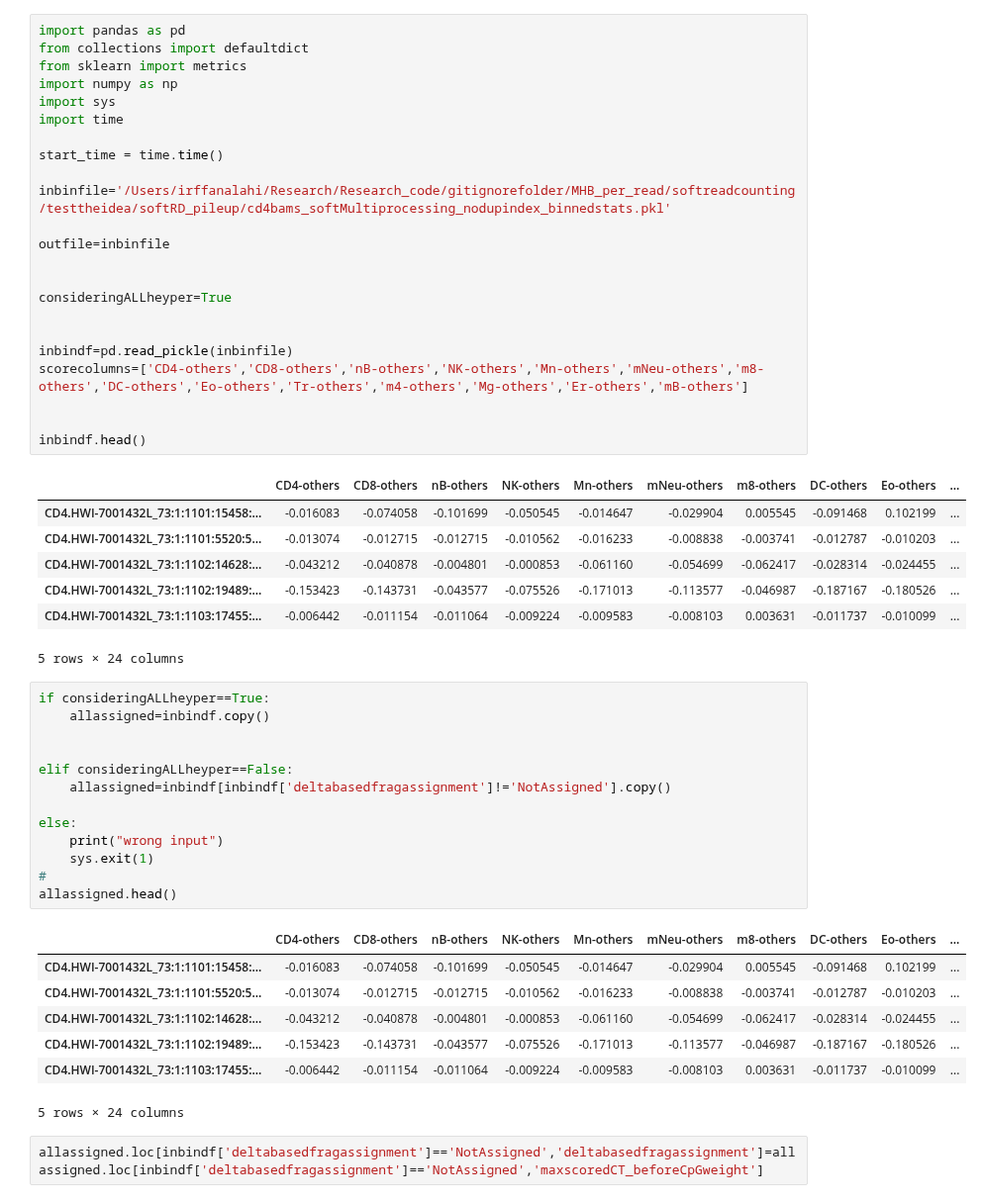
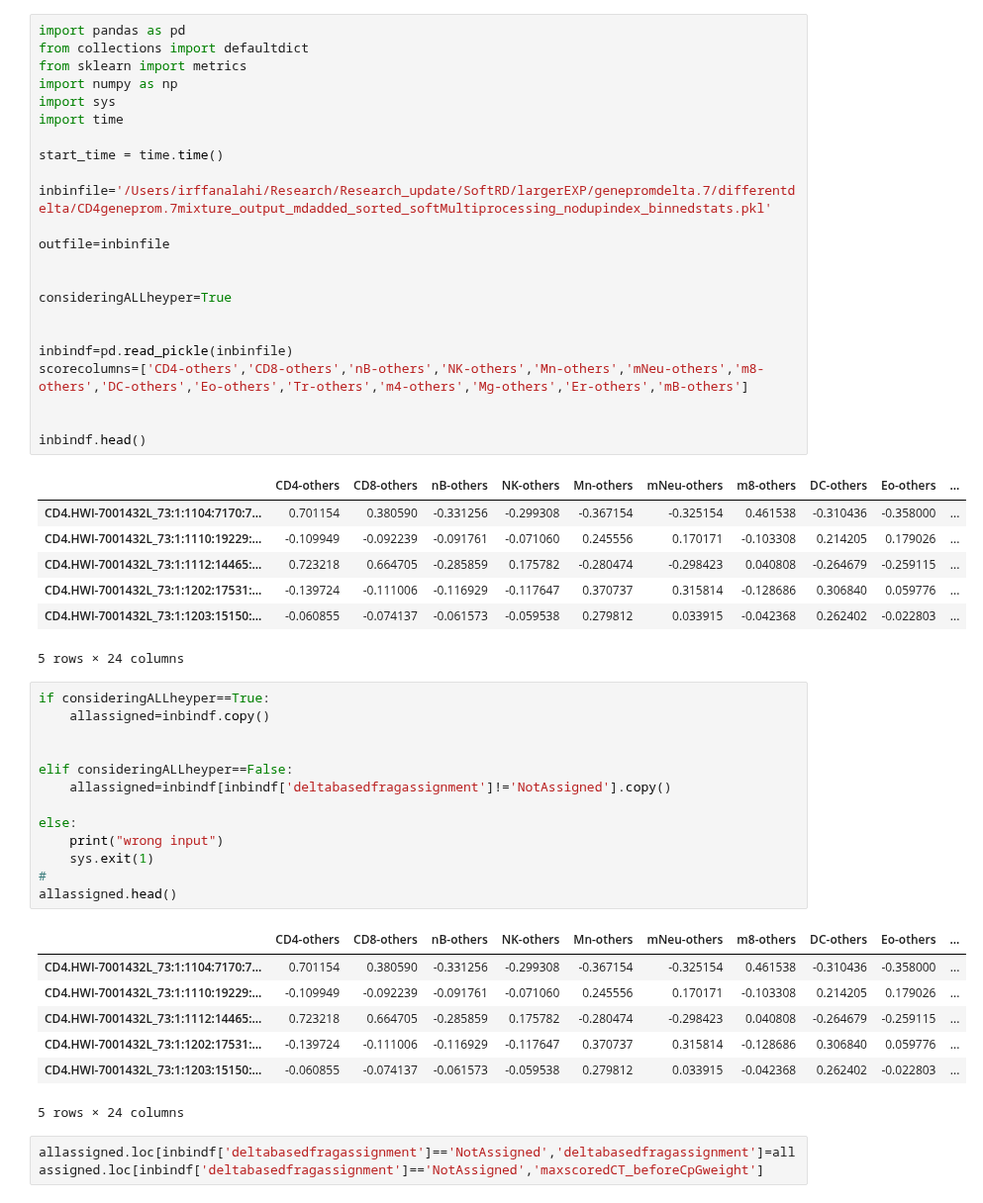
Before and after one commit to Irfanwustl/Research_code, a Jupyter notebook: MHB_per_read/softreadcounting/multiprocessing/diagnosis/AUC_flexible_pickle.ipynb, the cells around one changed output. Shown at 99% size. Drawn from its saved outputs; the diff is of its cells as text.

```diff
--- a/MHB_per_read/softreadcounting/multiprocessing/diagnosis/AUC_flexible_pickle.ipynb
+++ b/MHB_per_read/softreadcounting/multiprocessing/diagnosis/AUC_flexible_pickle.ipynb
@@ -1,33 +1,33 @@
 # %%
 import pandas as pd
 from collections import defaultdict
 from sklearn import metrics
 import numpy as np
 import sys
 import time
 
 start_time = time.time()
 
-inbinfile='/Users/irffanalahi/Research/Research_code/gitignorefolder/MHB_per_read/softreadcounting/testtheidea/softRD_pileup/cd4bams_softMultiprocessing_nodupindex_binnedstats.pkl'
+inbinfile='/Users/irffanalahi/Research/Research_update/SoftRD/largerEXP/genepromdelta.7/differentdelta/CD4geneprom.7mixture_output_mdadded_sorted_softMultiprocessing_nodupindex_binnedstats.pkl'
 
 outfile=inbinfile
 
 
 consideringALLheyper=True
 
 
 inbindf=pd.read_pickle(inbinfile)
 scorecolumns=['CD4-others','CD8-others','nB-others','NK-others','Mn-others','mNeu-others','m8-others','DC-others','Eo-others','Tr-others','m4-others','Mg-others','Er-others','mB-others']
 
 
 inbindf.head()
 # %% [output]
 |  | CD4-others | CD8-others | nB-others | NK-others | Mn-others | mNeu-others | m8-others | DC-others | Eo-others | ... |
-| CD4.HWI-7001432L_73:1:1101:15458:... | -0.016083 | -0.074058 | -0.101699 | -0.050545 | -0.014647 | -0.029904 | 0.005545 | -0.091468 | 0.102199 | ... |
-| CD4.HWI-7001432L_73:1:1101:5520:5... | -0.013074 | -0.012715 | -0.012715 | -0.010562 | -0.016233 | -0.008838 | -0.003741 | -0.012787 | -0.010203 | ... |
-| CD4.HWI-7001432L_73:1:1102:14628:... | -0.043212 | -0.040878 | -0.004801 | -0.000853 | -0.061160 | -0.054699 | -0.062417 | -0.028314 | -0.024455 | ... |
-| CD4.HWI-7001432L_73:1:1102:19489:... | -0.153423 | -0.143731 | -0.043577 | -0.075526 | -0.171013 | -0.113577 | -0.046987 | -0.187167 | -0.180526 | ... |
-| CD4.HWI-7001432L_73:1:1103:17455:... | -0.006442 | -0.011154 | -0.011064 | -0.009224 | -0.009583 | -0.008103 | 0.003631 | -0.011737 | -0.010099 | ... |
+| CD4.HWI-7001432L_73:1:1104:7170:7... | 0.701154 | 0.380590 | -0.331256 | -0.299308 | -0.367154 | -0.325154 | 0.461538 | -0.310436 | -0.358000 | ... |
+| CD4.HWI-7001432L_73:1:1110:19229:... | -0.109949 | -0.092239 | -0.091761 | -0.071060 | 0.245556 | 0.170171 | -0.103308 | 0.214205 | 0.179026 | ... |
+| CD4.HWI-7001432L_73:1:1112:14465:... | 0.723218 | 0.664705 | -0.285859 | 0.175782 | -0.280474 | -0.298423 | 0.040808 | -0.264679 | -0.259115 | ... |
+| CD4.HWI-7001432L_73:1:1202:17531:... | -0.139724 | -0.111006 | -0.116929 | -0.117647 | 0.370737 | 0.315814 | -0.128686 | 0.306840 | 0.059776 | ... |
+| CD4.HWI-7001432L_73:1:1203:15150:... | -0.060855 | -0.074137 | -0.061573 | -0.059538 | 0.279812 | 0.033915 | -0.042368 | 0.262402 | -0.022803 | ... |
 5 rows × 24 columns
 # %%
 if consideringALLheyper==True:
@@ -44,11 +44,11 @@ else:
 allassigned.head()
 # %% [output]
 |  | CD4-others | CD8-others | nB-others | NK-others | Mn-others | mNeu-others | m8-others | DC-others | Eo-others | ... |
-| CD4.HWI-7001432L_73:1:1101:15458:... | -0.016083 | -0.074058 | -0.101699 | -0.050545 | -0.014647 | -0.029904 | 0.005545 | -0.091468 | 0.102199 | ... |
-| CD4.HWI-7001432L_73:1:1101:5520:5... | -0.013074 | -0.012715 | -0.012715 | -0.010562 | -0.016233 | -0.008838 | -0.003741 | -0.012787 | -0.010203 | ... |
-| CD4.HWI-7001432L_73:1:1102:14628:... | -0.043212 | -0.040878 | -0.004801 | -0.000853 | -0.061160 | -0.054699 | -0.062417 | -0.028314 | -0.024455 | ... |
-| CD4.HWI-7001432L_73:1:1102:19489:... | -0.153423 | -0.143731 | -0.043577 | -0.075526 | -0.171013 | -0.113577 | -0.046987 | -0.187167 | -0.180526 | ... |
-| CD4.HWI-7001432L_73:1:1103:17455:... | -0.006442 | -0.011154 | -0.011064 | -0.009224 | -0.009583 | -0.008103 | 0.003631 | -0.011737 | -0.010099 | ... |
+| CD4.HWI-7001432L_73:1:1104:7170:7... | 0.701154 | 0.380590 | -0.331256 | -0.299308 | -0.367154 | -0.325154 | 0.461538 | -0.310436 | -0.358000 | ... |
+| CD4.HWI-7001432L_73:1:1110:19229:... | -0.109949 | -0.092239 | -0.091761 | -0.071060 | 0.245556 | 0.170171 | -0.103308 | 0.214205 | 0.179026 | ... |
+| CD4.HWI-7001432L_73:1:1112:14465:... | 0.723218 | 0.664705 | -0.285859 | 0.175782 | -0.280474 | -0.298423 | 0.040808 | -0.264679 | -0.259115 | ... |
+| CD4.HWI-7001432L_73:1:1202:17531:... | -0.139724 | -0.111006 | -0.116929 | -0.117647 | 0.370737 | 0.315814 | -0.128686 | 0.306840 | 0.059776 | ... |
+| CD4.HWI-7001432L_73:1:1203:15150:... | -0.060855 | -0.074137 | -0.061573 | -0.059538 | 0.279812 | 0.033915 | -0.042368 | 0.262402 | -0.022803 | ... |
 5 rows × 24 columns
 # %%
 allassigned.loc[inbindf['deltabasedfragassignment']=='NotAssigned','deltabasedfragassignment']=allassigned.loc[inbindf['deltabasedfragassignment']=='NotAssigned','maxscoredCT_beforeCpGweight']
```
Also changed, not shown: parts of 6 cells of this notebook, 8 other files.
